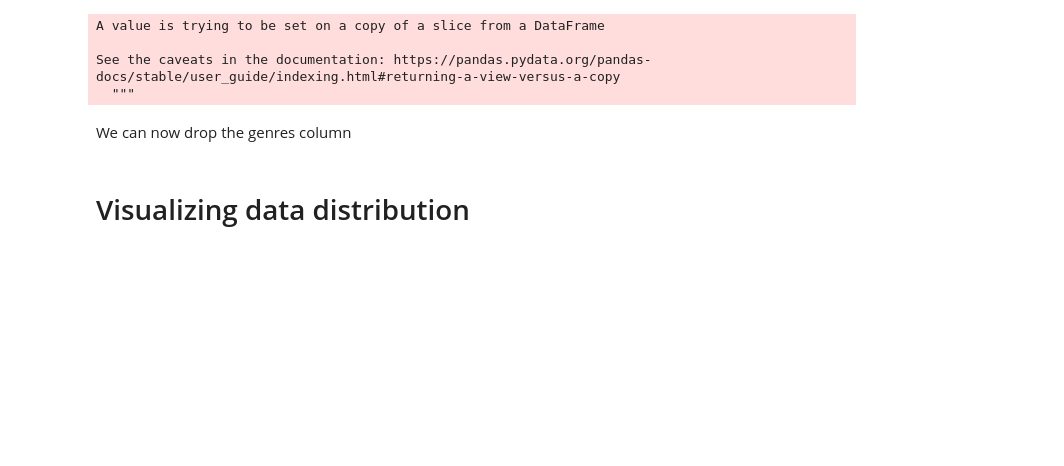
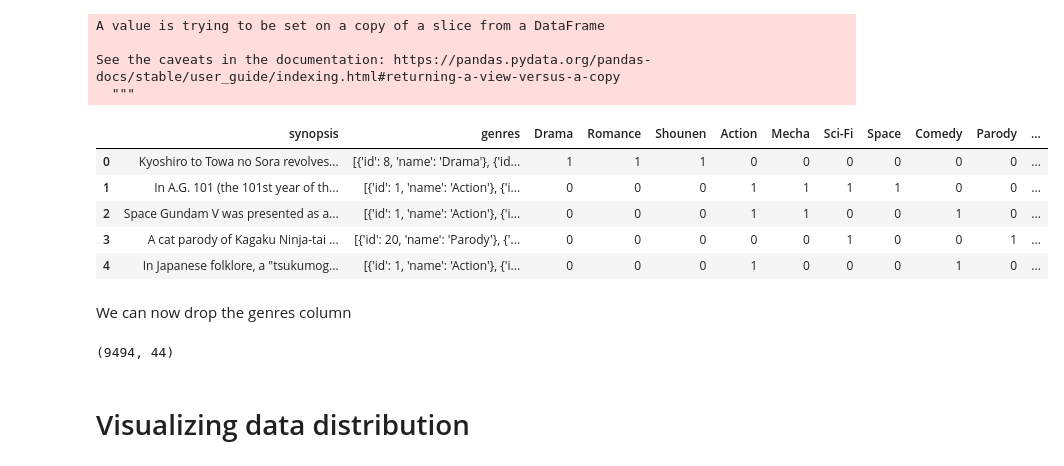
Before and after one commit to AkhilD1/Anime-Genre-Prediction, a Jupyter notebook: anime_genre_prediction.ipynb, the cells around one changed output. Drawn from its saved outputs; the diff is of its cells as text; code cells hidden in the pictures; blank space fills up the shorter version.

```diff
--- a/anime_genre_prediction.ipynb
+++ b/anime_genre_prediction.ipynb
@@ -136,10 +142,22 @@ A value is trying to be set on a copy of a slice from a DataFrame
 
 See the caveats in the documentation: https://pandas.pydata.org/pandas-docs/stable/user_guide/indexing.html#returning-a-view-versus-a-copy
   """
+# %%
+data.head()
+# %% [output]
+|  | synopsis | genres | Drama | Romance | Shounen | Action | Mecha | Sci-Fi | Space | Comedy | Parody | ... |
+| 0 | Kyoshiro to Towa no Sora revolves... | [{'id': 8, 'name': 'Drama'}, {'id... | 1 | 1 | 1 | 0 | 0 | 0 | 0 | 0 | 0 | ... |
+| 1 | In A.G. 101 (the 101st year of th... | [{'id': 1, 'name': 'Action'}, {'i... | 0 | 0 | 0 | 1 | 1 | 1 | 1 | 0 | 0 | ... |
+| 2 | Space Gundam V was presented as a... | [{'id': 1, 'name': 'Action'}, {'i... | 0 | 0 | 0 | 1 | 1 | 0 | 0 | 1 | 0 | ... |
+| 3 | A cat parody of Kagaku Ninja-tai ... | [{'id': 20, 'name': 'Parody'}, {'... | 0 | 0 | 0 | 0 | 0 | 1 | 0 | 0 | 1 | ... |
+| 4 | In Japanese folklore, a "tsukumog... | [{'id': 1, 'name': 'Action'}, {'i... | 0 | 0 | 0 | 1 | 0 | 0 | 0 | 1 | 0 | ... |
 # %% [markdown]
 We can now drop the genres column
 # %%
 data.drop('genres', axis=1, inplace=True)
+data.shape
+# %% [output]
+(9494, 44)
 # %% [markdown]
 # Visualizing data distribution
 # %%
```
Also changed, not shown: parts of 15 cells of this notebook.
